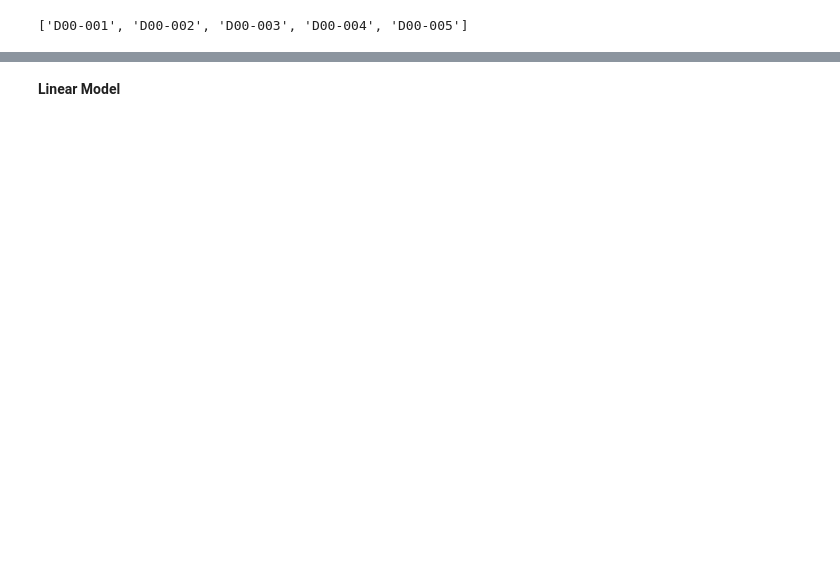
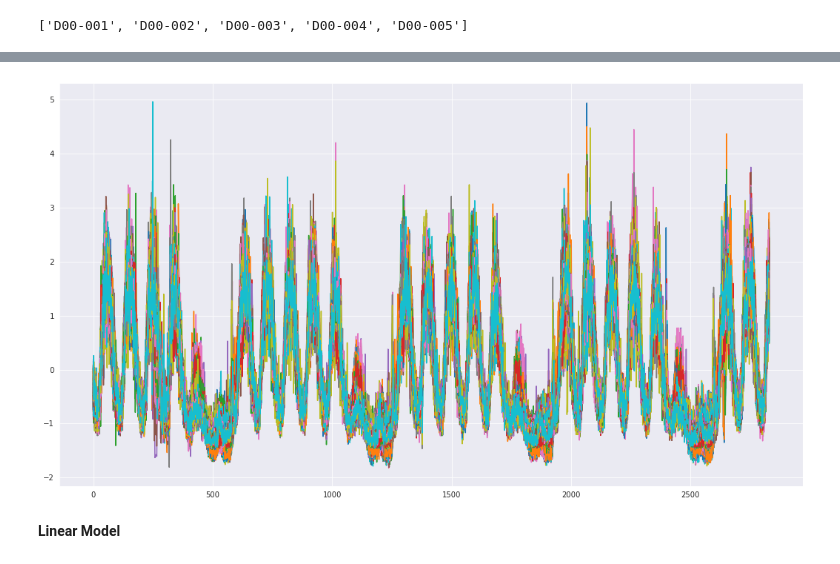
Before and after one commit to Eldervald/traffic-extrapolation, a Jupyter notebook: crn/gnn_forecasting.ipynb, the cells around one changed output, grey strips where cells are left out. Cells and saved outputs as stored; diff of their text form; code cells hidden in the pictures; blank space fills up the shorter version.

```diff
--- a/crn/gnn_forecasting.ipynb
+++ b/crn/gnn_forecasting.ipynb
@@ -275,3 +306,9 @@ plt.show()
+# %%
+plt.figure(figsize=(18, 10))
+plt.plot(ds.y[:, :200].squeeze().detach().cpu())
+plt.show();
+# %% [output]
+[figure, added]
 # %%
 from statistics import mean
 
```
Also changed, not shown: parts of 35 cells of this notebook, 3 other files.
